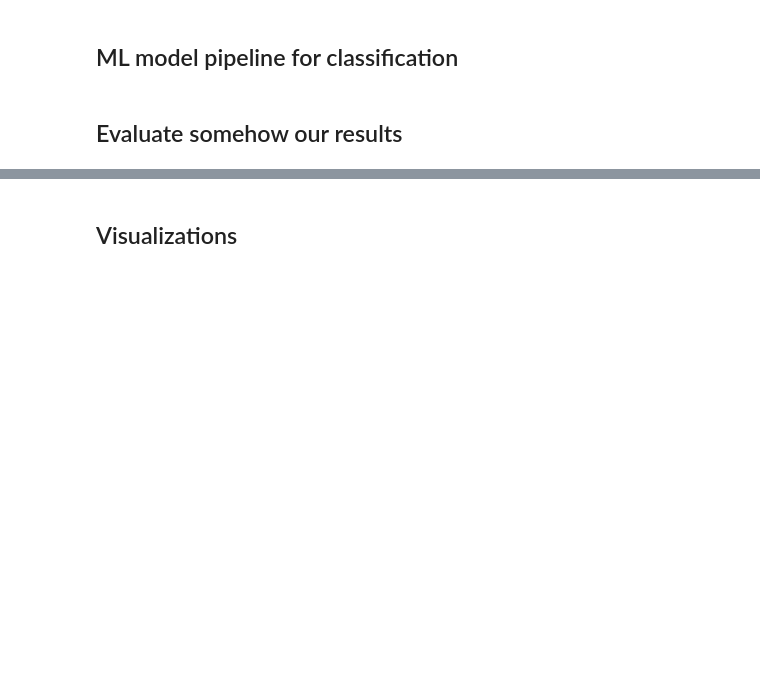
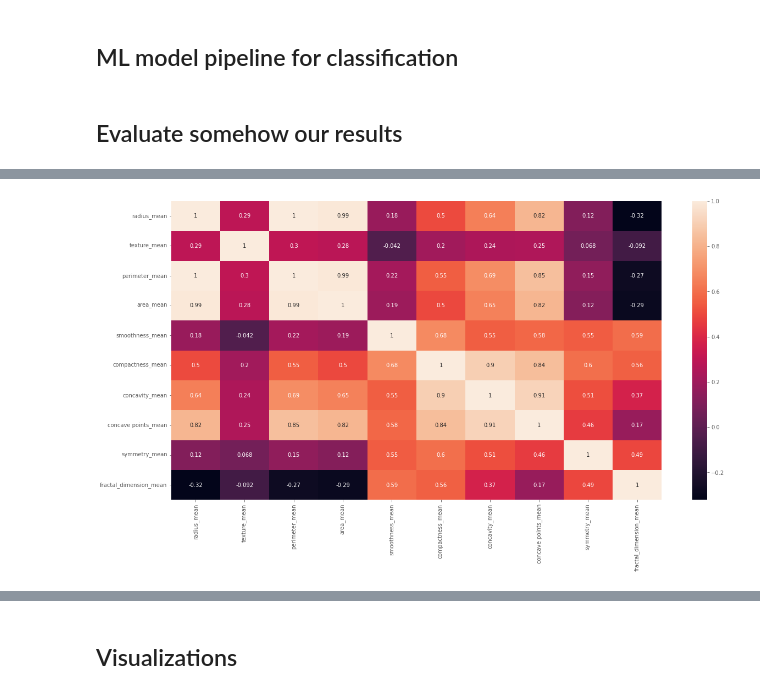
Before and after one commit to Research-Topics-in-Data-Mining/missingness-effect-complete-dataset, a Jupyter notebook: notebooks/Research Topics Project.ipynb, the cells around one changed output, grey strips where cells are left out. Drawn from its saved outputs; the diff is of its cells as text; code cells hidden in the pictures; blank space fills up the shorter version.

```diff
--- a/notebooks/Research Topics Project.ipynb
+++ b/notebooks/Research Topics Project.ipynb
@@ -73,0 +92,4 @@ weighted avg       0.97      0.96      0.96       171
+# %%
+plot_correlation_matrix(X_train)
+# %% [output]
+[figure, added]
```
Also changed, not shown: parts of 5 cells of this notebook.
